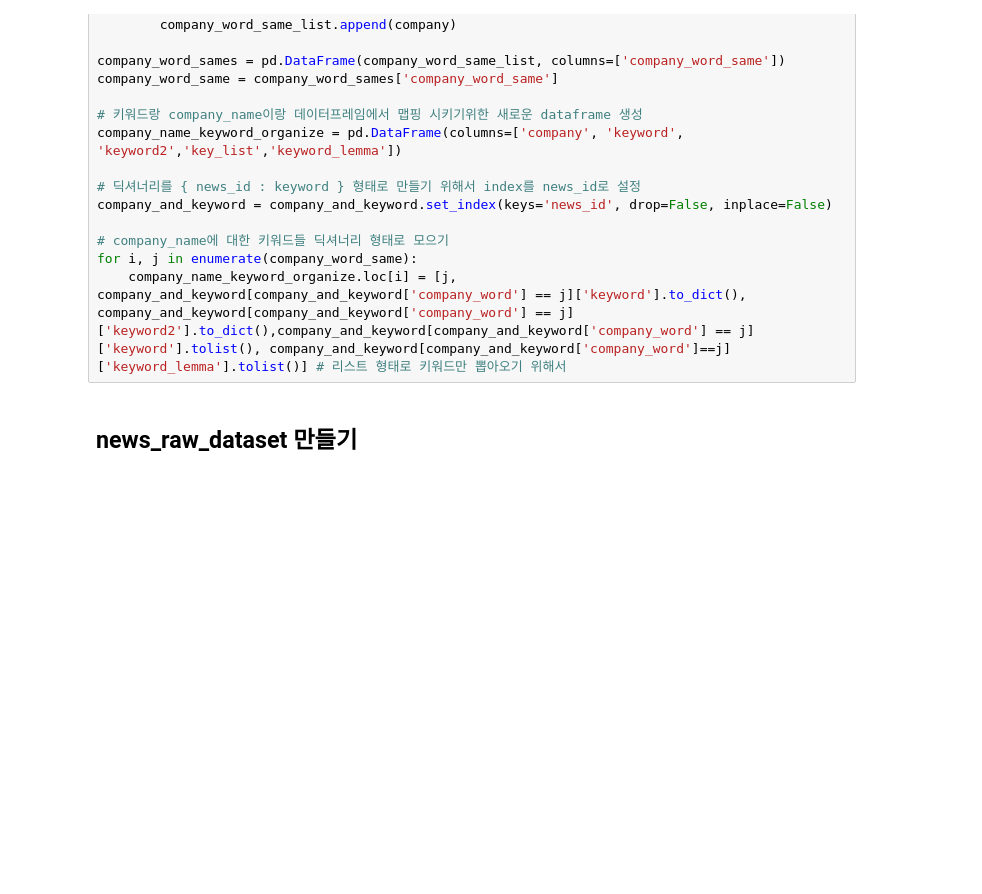
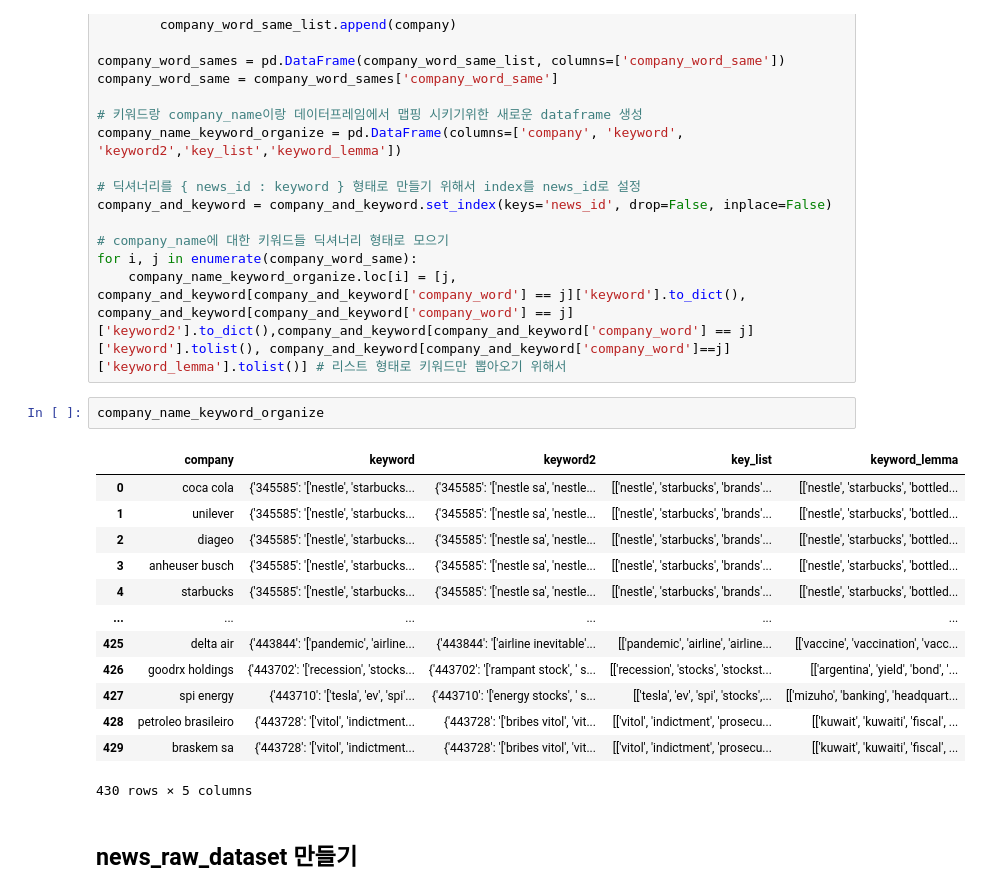
Before and after one commit to yugyeong1/News_raw_data-stock-mapping, a Jupyter notebook: code_organize.ipynb, the cells around one changed output. Drawn from its saved outputs; the diff is of its cells as text; blank space fills up the shorter version.

```diff
--- a/code_organize.ipynb
+++ b/code_organize.ipynb
@@ -300,6 +298,22 @@ company_and_keyword = company_and_keyword.set_index(keys='news_id', drop=False,
 # company_name에 대한 키워드들 딕셔너리 형태로 모으기
 for i, j in enumerate(company_word_same):
     company_name_keyword_organize.loc[i] = [j, company_and_keyword[company_and_keyword['company_word'] == j]['keyword'].to_dict(), company_and_keyword[company_and_keyword['company_word'] == j]['keyword2'].to_dict(),company_and_keyword[company_and_keyword['company_word'] == j]['keyword'].tolist(), company_and_keyword[company_and_keyword['company_word']==j]['keyword_lemma'].tolist()] # 리스트 형태로 키워드만 뽑아오기 위해서
+# %%
+company_name_keyword_organize
+# %% [output]
+|  | company | keyword | keyword2 | key_list | keyword_lemma |
+| 0 | coca cola | {'345585': '['nestle', 'starbucks... | {'345585': '['nestle sa', 'nestle... | [['nestle', 'starbucks', 'brands'... | [['nestle', 'starbucks', 'bottled... |
+| 1 | unilever | {'345585': '['nestle', 'starbucks... | {'345585': '['nestle sa', 'nestle... | [['nestle', 'starbucks', 'brands'... | [['nestle', 'starbucks', 'bottled... |
+| 2 | diageo | {'345585': '['nestle', 'starbucks... | {'345585': '['nestle sa', 'nestle... | [['nestle', 'starbucks', 'brands'... | [['nestle', 'starbucks', 'bottled... |
+| 3 | anheuser busch | {'345585': '['nestle', 'starbucks... | {'345585': '['nestle sa', 'nestle... | [['nestle', 'starbucks', 'brands'... | [['nestle', 'starbucks', 'bottled... |
+| 4 | starbucks | {'345585': '['nestle', 'starbucks... | {'345585': '['nestle sa', 'nestle... | [['nestle', 'starbucks', 'brands'... | [['nestle', 'starbucks', 'bottled... |
+| ... | ... | ... | ... | ... | ... |
+| 425 | delta air | {'443844': '['pandemic', 'airline... | {'443844': '['airline inevitable'... | [['pandemic', 'airline', 'airline... | [['vaccine', 'vaccination', 'vacc... |
+| 426 | goodrx holdings | {'443702': '['recession', 'stocks... | {'443702': '['rampant stock', ' s... | [['recession', 'stocks', 'stockst... | [['argentina', 'yield', 'bond', '... |
+| 427 | spi energy | {'443710': '['tesla', 'ev', 'spi'... | {'443710': '['energy stocks', ' s... | [['tesla', 'ev', 'spi', 'stocks',... | [['mizuho', 'banking', 'headquart... |
+| 428 | petroleo brasileiro | {'443728': '['vitol', 'indictment... | {'443728': '['bribes vitol', 'vit... | [['vitol', 'indictment', 'prosecu... | [['kuwait', 'kuwaiti', 'fiscal', ... |
+| 429 | braskem sa | {'443728': '['vitol', 'indictment... | {'443728': '['bribes vitol', 'vit... | [['vitol', 'indictment', 'prosecu... | [['kuwait', 'kuwaiti', 'fiscal', ... |
+430 rows × 5 columns
 # %% [markdown]
 ## news_raw_dataset 만들기
 # %%
```
Also changed, not shown: parts of 3 cells of this notebook, 1 other file.
